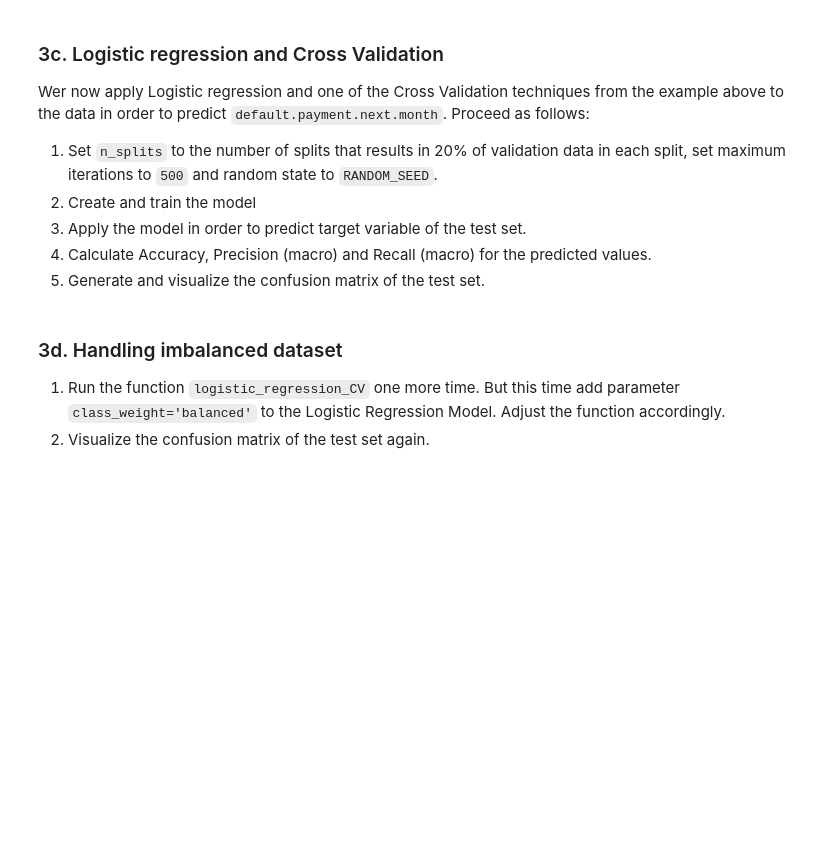
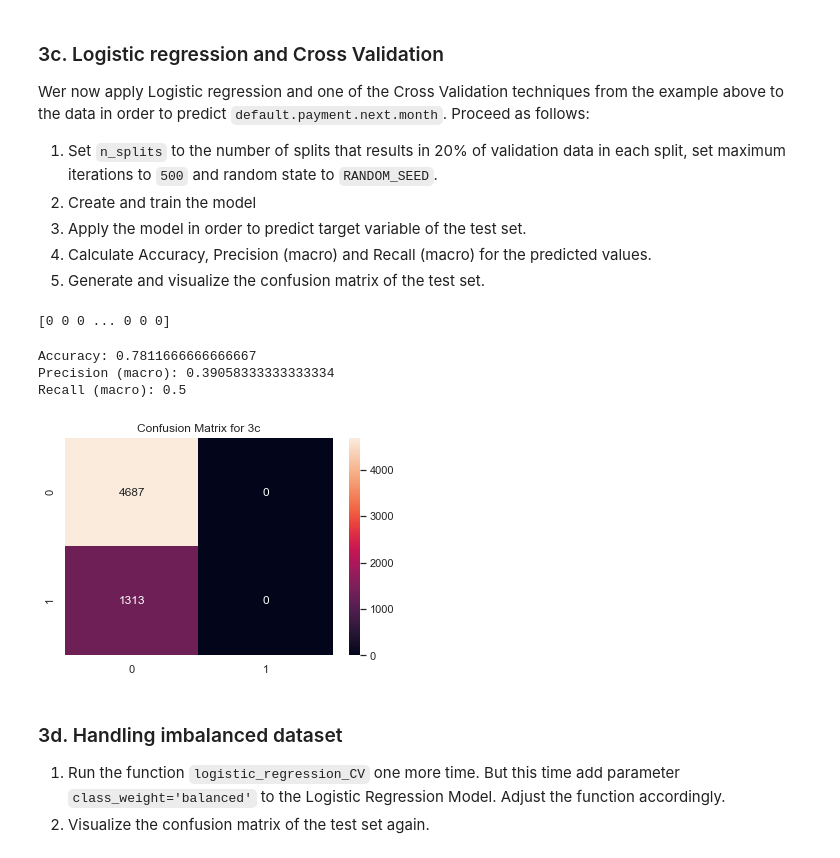
Before and after one commit to badrou99/mldm_hs22, a Jupyter notebook: labs/L05_Supervised_Learning_LAB_ASSIGNMENT.ipynb, the cells around one changed output. Cells and saved outputs as stored; diff of their text form; code cells hidden in the pictures; blank space fills up the shorter version.

```diff
--- a/labs/L05_Supervised_Learning_LAB_ASSIGNMENT.ipynb
+++ b/labs/L05_Supervised_Learning_LAB_ASSIGNMENT.ipynb
@@ -290,3 +326,9 @@ Apply Standardization to the data. You could either use the functions you create
+# %%
+from sklearn.preprocessing import StandardScaler
+
+StdS = StandardScaler()
+X_train = StdS.fit_transform(X_train)
+X_test = StdS.fit_transform(X_test)
 # %% [markdown]
 ### 3c. Logistic regression and Cross Validation
 Wer now apply Logistic regression and one of the Cross Validation techniques from the example above to the data in order to predict `default.payment.next.month`. Proceed as follows:
@@ -295,26 +337,45 @@ Wer now apply Logistic regression and one of the Cross Validation techniques fro
 3. Apply the model in order to predict target variable of the test set.
 4. Calculate Accuracy, Precision (macro) and Recall (macro) for the predicted values.
 5. Generate and visualize the confusion matrix of the test set.
-# %%
-from sklearn.linear_model import LogisticRegressionCV
-
-def logistic_regression_CV(n_splits, cv_technique):
-  ...
-  return y_pred
+# %%
+from sklearn.linear_model import LogisticRegressionCV
+from sklearn.metrics import accuracy_score, precision_score, f1_score, recall_score, confusion_matrix
+
+def logistic_regression_CV(n_splits, cv_technique, classWeight=None):
+  # create a logistic regression model
+  model = LogisticRegressionCV(cv=cv_technique(n_splits=n_splits, random_state=RANDOM_SEED), random_state=RANDOM_SEED, max_iter=500, class_weight=classWeight)
+  # fit the model
+  model.fit(X_train, y_train)
+
+  y_pred = model.predict(X_test)
+  return y_pred
+
+
+y_pred_testing = logistic_regression_CV(5, ShuffleSplit)
+print(y_pred_testing)
+# %% [output]
+[0 0 0 ... 0 0 0]
 # %%
-def return_statistics(y_true, y_pred):
-  accuracy = ...
-  precision = ...
-  recall = ...
+def return_statistics(y_true, y_pred, title="tbd"):
+  accuracy = accuracy_score(y_true, y_pred)
+  precision = precision_score(y_true, y_pred, average='macro')
+  recall = recall_score(y_true, y_pred, average='macro')
 
   print(f"Accuracy: {accuracy}")
   print(f"Precision (macro): {precision}")
   print(f"Recall (macro): {recall}")
 
-  #visualise confusion matrix
+  sns.heatmap(confusion_matrix(y_test, y_pred), annot=True, fmt="d")
+  plt.title(f"Confusion Matrix for {title}")
+  plt.show()
 # %%
-y_pred = logistic_regression_CV(...)
-return_statistics(y_test, y_pred)
+y_pred = logistic_regression_CV(5, StratifiedShuffleSplit)
+return_statistics(y_test, y_pred, "3c")
+# %% [output]
+Accuracy: 0.7811666666666667
+Precision (macro): 0.39058333333333334
+Recall (macro): 0.5
+[figure, added]
 # %% [markdown]
 ### 3d. Handling imbalanced dataset
 1. Run the function `logistic_regression_CV` one more time. But this time add parameter `class_weight='balanced'` to the Logistic Regression Model. Adjust the function accordingly.
```
Also changed, not shown: parts of 14 cells of this notebook.
